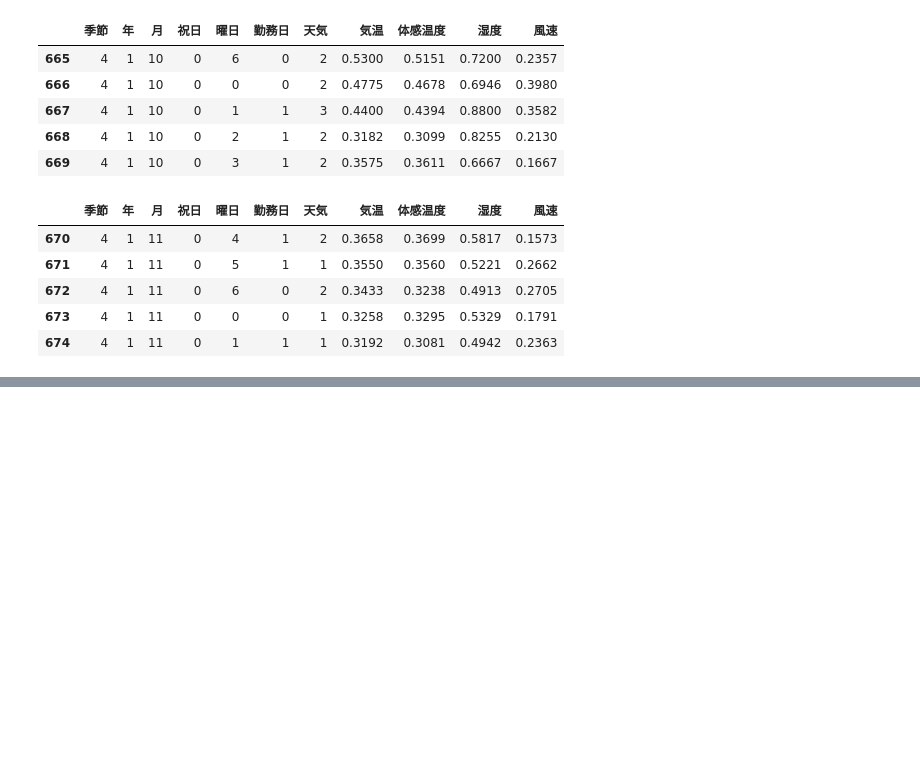
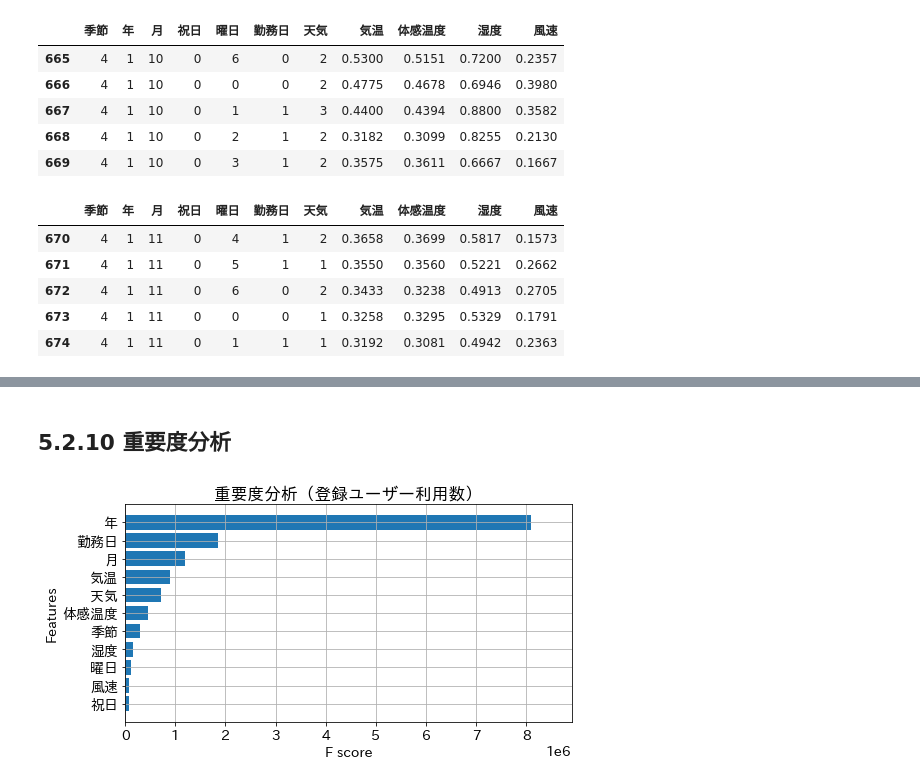
Before and after one commit to hirokimituya/book_create-profitable-AI-with-Python, a Jupyter notebook: ch05_02_bike_sharing.ipynb, the cells around one changed output, grey strips where cells are left out. Saved outputs shown, nothing was run; the diff lists cells and outputs as text; code cells hidden in the pictures; blank space fills up the shorter version.

```diff
--- a/ch05_02_bike_sharing.ipynb
+++ b/ch05_02_bike_sharing.ipynb
@@ -227,0 +326,12 @@ display(x_test.head())
+# %% [markdown]
+## 5.2.10 重要度分析
+# %%
+# 登録ユーザー利用数に対する重要度分析
+import xgboost as xgb
+fig, ax = plt.subplots(figsize=(8, 4))
+xgb.plot_importance(algorithm, ax=ax, height=0.8,
+                    importance_type='gain', show_values=False,
+                    title='重要度分析（登録ユーザー利用数）')
+plt.show()
+# %% [output]
+[figure, added]
```
Also changed, not shown: parts of 11 cells of this notebook.
